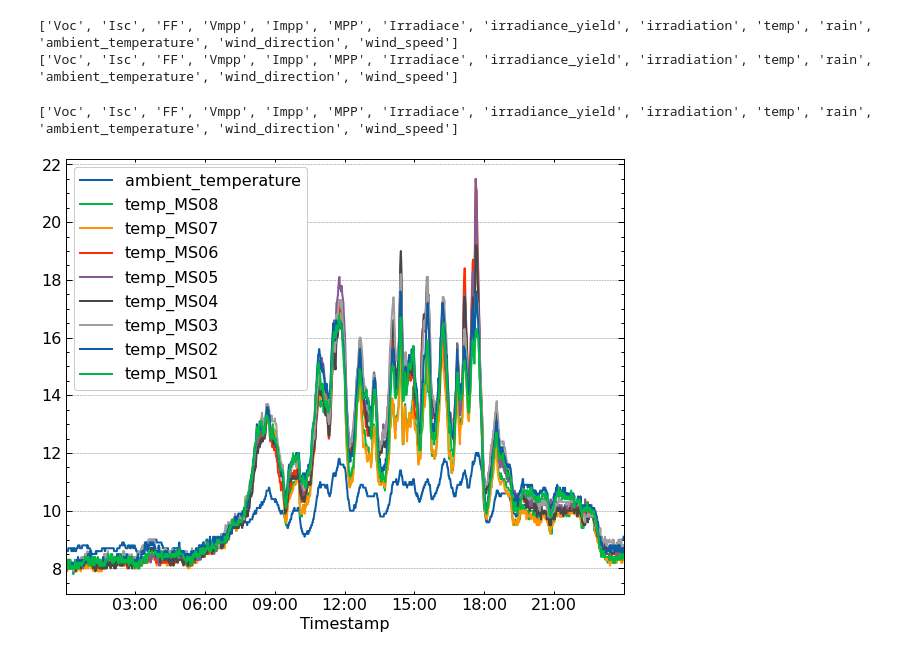
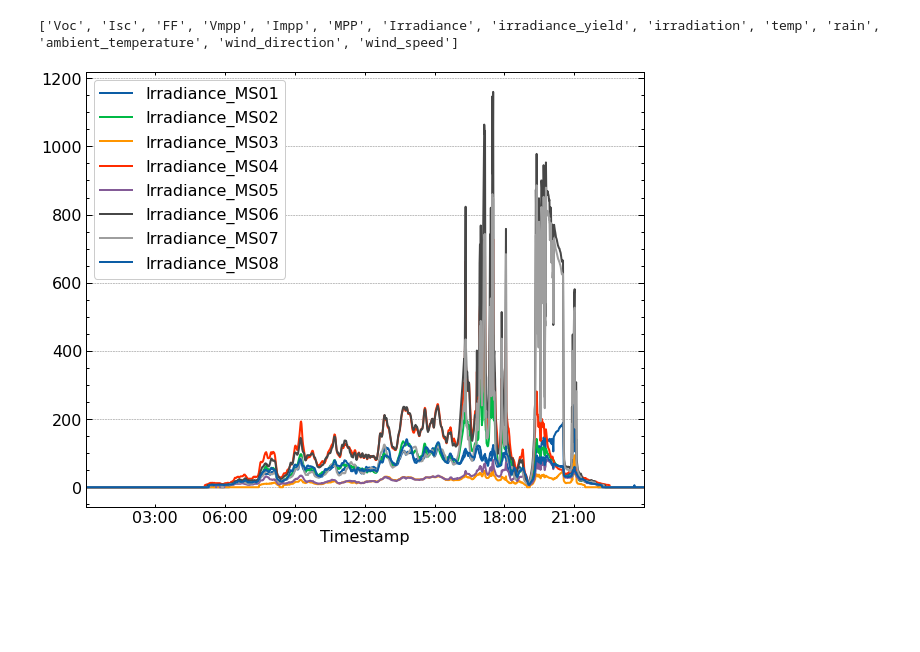
Before and after one commit to alfredoisg/MEDAL, a Jupyter notebook: AlfTests.ipynb, the cells around one changed output. Saved outputs shown, nothing was run; the diff lists cells and outputs as text; code cells hidden in the pictures; blank space fills up the shorter version.

```diff
--- a/AlfTests.ipynb
+++ b/AlfTests.ipynb
@@ -10,9 +10,3 @@ pd.set_option('display.max_columns',200)
 plt.style.use(['science','notebook','grid'])
 # %%
 df = alf_JoinAndLoad()
-# %%
-impp = getSCparam(df)
-temp = getSCparam(df)
-# %% [output]
-['Voc', 'Isc', 'FF', 'Vmpp', 'Impp', 'MPP', 'Irradiace', 'irradiance_yield', 'irradiation', 'temp', 'rain', 'ambient_temperature', 'wind_direction', 'wind_speed']
-['Voc', 'Isc', 'FF', 'Vmpp', 'Impp', 'MPP', 'Irradiace', 'irradiance_yield', 'irradiation', 'temp', 'rain', 'ambient_temperature', 'wind_direction', 'wind_speed']
@@ -19,5 +15,5 @@ temp = getSCparam(df)
 # %%
-compareSCmodules(temp)
+compareSCmodules(df)
 # %% [output]
-['Voc', 'Isc', 'FF', 'Vmpp', 'Impp', 'MPP', 'Irradiace', 'irradiance_yield', 'irradiation', 'temp', 'rain', 'ambient_temperature', 'wind_direction', 'wind_speed']
+['Voc', 'Isc', 'FF', 'Vmpp', 'Impp', 'MPP', 'Irradiance', 'irradiance_yield', 'irradiation', 'temp', 'rain', 'ambient_temperature', 'wind_direction', 'wind_speed']
-[figure, old version]
+[figure, new version]
```
Also changed, not shown: parts of 16 cells of this notebook, 1 other file.
